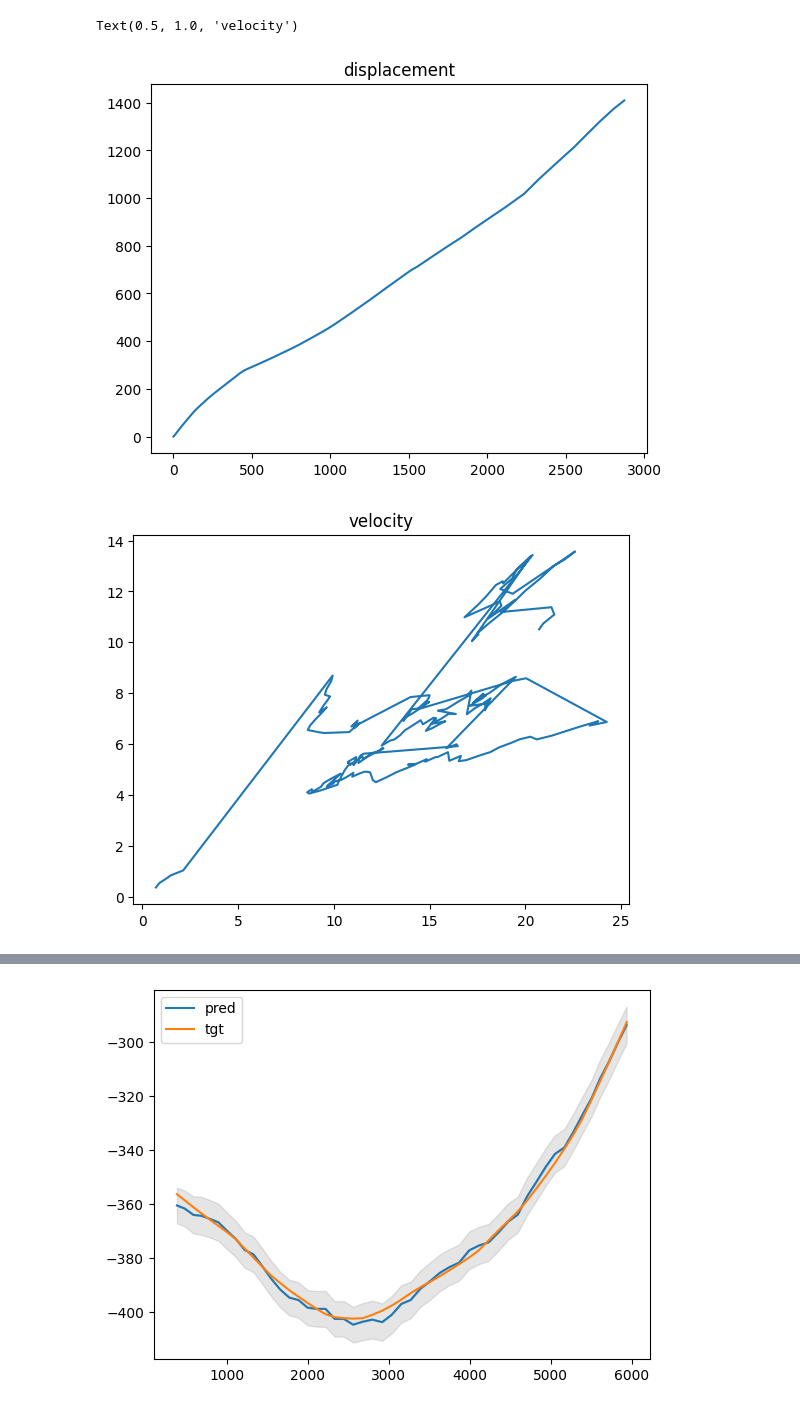
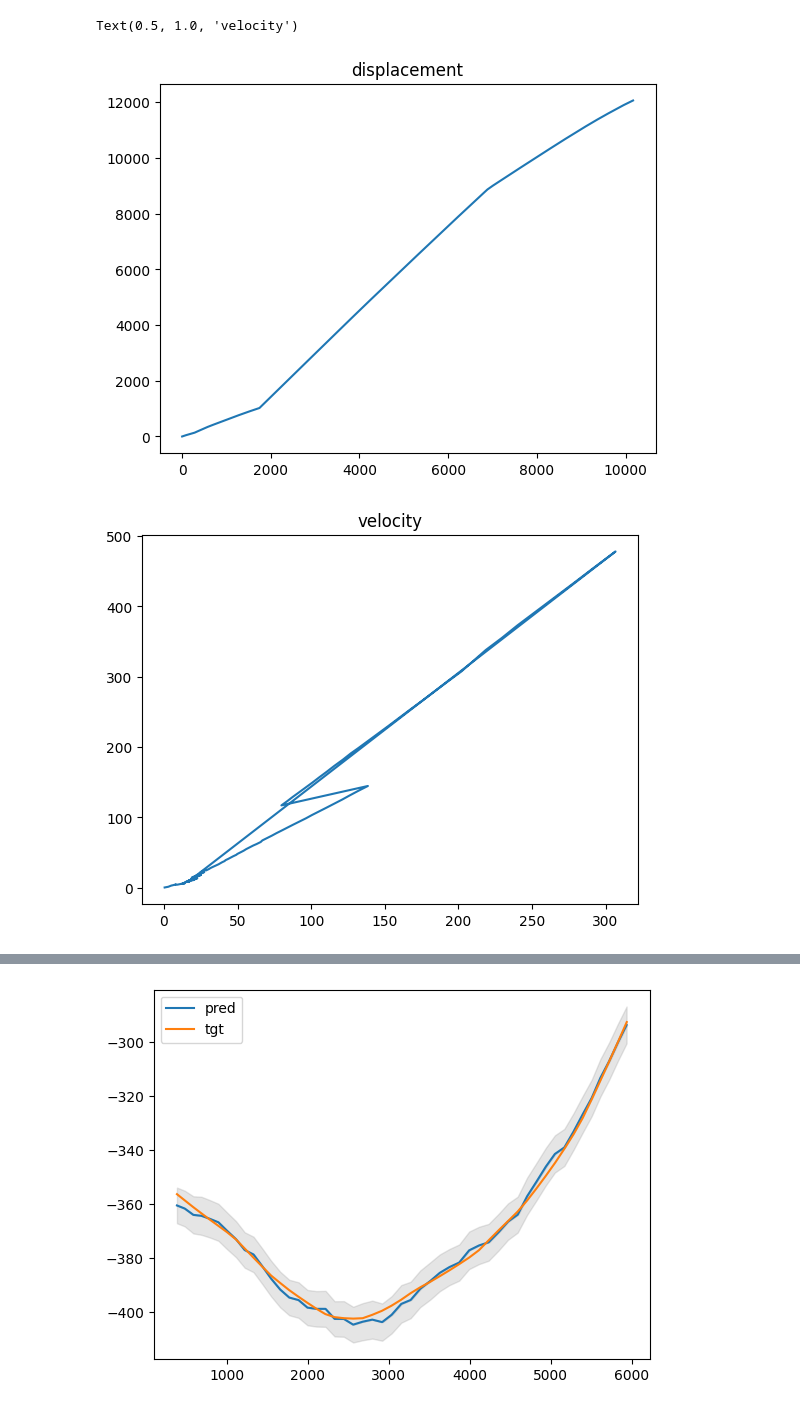
Before and after one commit to ShariceLiu/levy_simu, a Jupyter notebook: nD_simu_changing_mu.ipynb, the cells around one changed output, grey strips where cells are left out. Drawn from its saved outputs; the diff is of its cells as text; code cells hidden in the pictures.

```diff
--- a/nD_simu_changing_mu.ipynb
+++ b/nD_simu_changing_mu.ipynb
@@ -63,12 +63,6 @@ def simu_langevin_non_zero():
         gammas_nt.append(gammas)
         vs_nt.append(vs)
 
-        # q12 = -1/(2*l**2)*(1-np.exp(-2*delta_t*l))+(1-np.exp(-delta_t*l))/l**2
-        # q22 = (1-np.exp(-2*delta_t*l))/(2*l)
-#         Q_delta_t = np.matrix([[0,q12*(sigma_w**2+mu_w1**2),0,0],[0,q22*(sigma_w**2+mu_w1**2),0,0],
-#                                [0,0,0,q12*(sigma_w**2+mu_w2**2)],[0,0,0,q22*(sigma_w**2+mu_w2**2)]])
-        # Q_delta_t = np.matrix([[0,q12*sigma_w**2,0,0],[0,q22*(sigma_w**2),0,0],
-        #                        [0,0,0,q12*(sigma_w**2)],[0,0,0,q22*(sigma_w**2)]])
         S_delta_t = sigma_w**2*s_c_dt + alpha/(2-alpha)*c**(1-2/alpha)*Q_delta_t
 
         s_ns[n,:,:]=S_delta_t
@@ -76,43 +70,36 @@ def simu_langevin_non_zero():
 
         m12 = -(np.exp(-delta_t*l)-1)/l
         m22 = np.exp(-delta_t*l)
-        # centering term
-        c1 = -(1-np.exp(-l*delta_t))/l**2 + delta_t/l
-        c2 = (1-np.exp(-l*delta_t))/l
-        Z_c_bar = alpha/(alpha-1)*c**(1-1/alpha)* np.matrix([mu_w1*c1,mu_w1*c2,mu_w2*c1,mu_w2*c2]).T
 
         m_c_dt[0:2] *= mu_w1
         m_c_dt[2:] *= mu_w2
         m_delta_t = np.matmul(np.matrix([[1,m12,0,0],[0,m22,0,0],[0,0,1,m12],[0,0,0,m22]]),x)+m_c_dt
 
-
-        if alpha > 1:
-            m_delta_t -= Z_c_bar
 
         x = np.random.multivariate_normal(np.array(m_delta_t.T)[0], S_delta_t.T) # horizontal array
 
         x_ns[n,:]=x
         x = np.matrix(x).T # transform x to be a vertical matrix
         t_ns[n]=n*delta_t
 
     return x_ns, t_ns,s_ns, m_ns_dt, gammas_nt, vs_nt
 
 x_ns, t_ns,s_ns, m_ns_dt, gammas_nt, vs_nt = simu_langevin_non_zero()
 plt.figure()
 plt.plot(x_ns[:,0], x_ns[:,2])
 # plt.plot(x_ns_test[:,0], x_ns_test[:,2])
 plt.title('displacement')
 # plt.legend(['test','true'])
 
 plt.figure()
 plt.plot(x_ns[:,1], x_ns[:,3])
 # plt.plot(x_ns_test[:,1], x_ns_test[:,3])
 plt.title('velocity')
 # plt.legend(['test','true'])
 # %% [output]
 Text(0.5, 1.0, 'velocity')
-[figure, old version]
+[figure, new version]
-[figure, old version]
+[figure, new version]
 # %%
 # changing mu/ jump sep generating data
 l = 0.005
```
Also changed, not shown: parts of 8 cells of this notebook, 12 other files.
